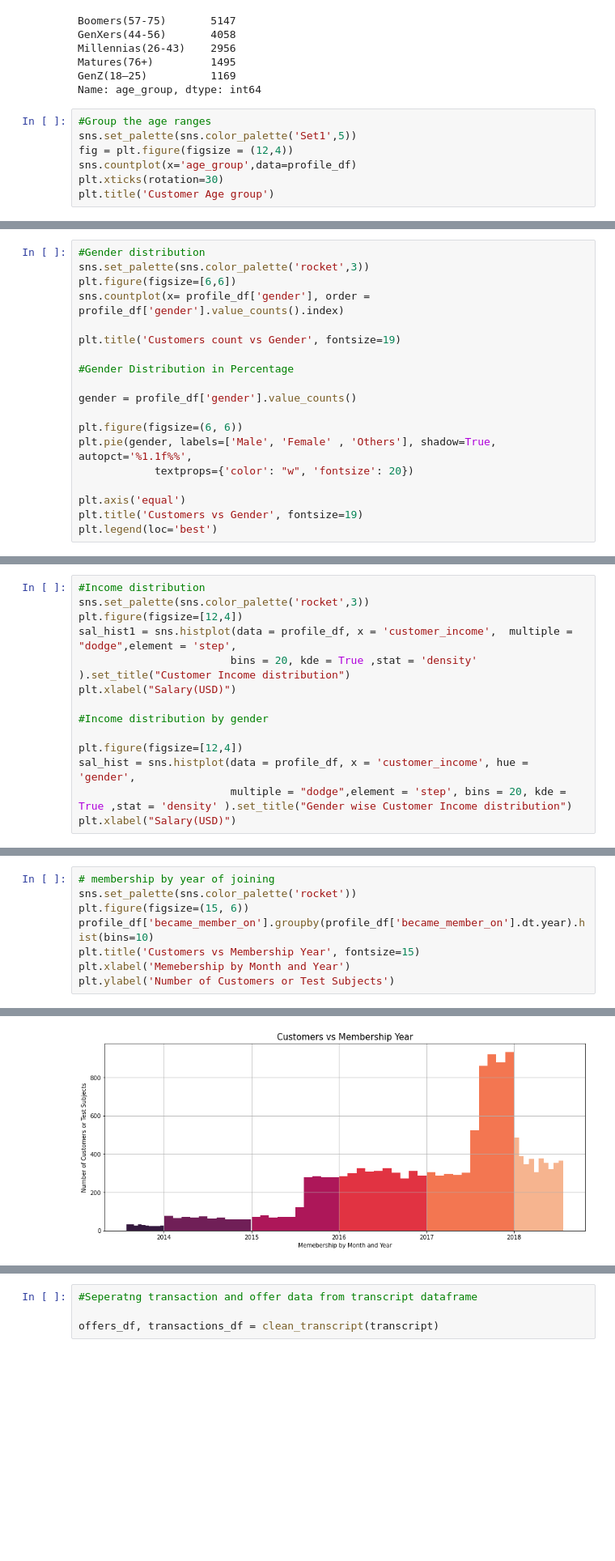
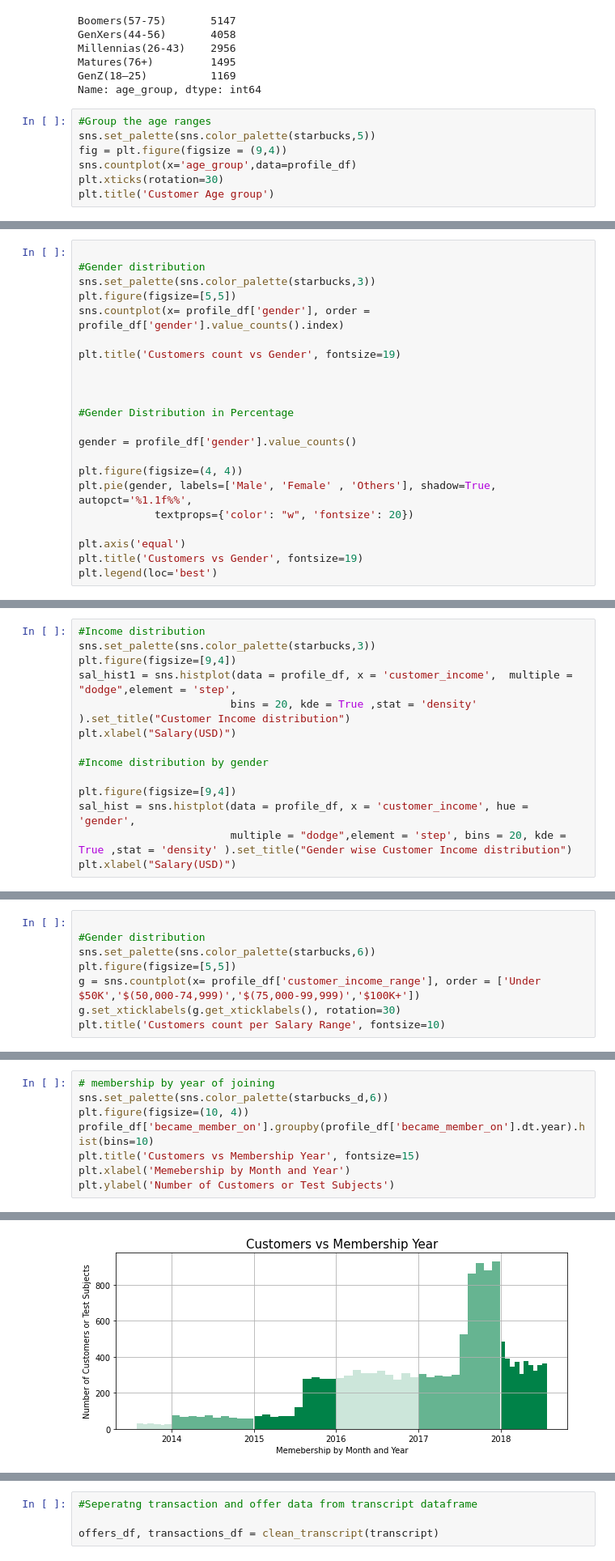
Before and after one commit to Arjunar92/Starbucks_Customer_Segmentation_Project, a Jupyter notebook: Starbucks_Capstone_Data_Exploration.ipynb, the cells around one changed output, grey strips where cells are left out. Shown at 81% size. Saved outputs shown, nothing was run; the diff lists cells and outputs as text; blank space fills up the shorter version.

```diff
--- a/Starbucks_Capstone_Data_Exploration.ipynb
+++ b/Starbucks_Capstone_Data_Exploration.ipynb
@@ -708,8 +963,8 @@ GenZ(18–25)          1169
 Name: age_group, dtype: int64
 # %%
 #Group the age ranges
-sns.set_palette(sns.color_palette('Set1',5))
-fig = plt.figure(figsize = (12,4))
+sns.set_palette(sns.color_palette(starbucks,5))
+fig = plt.figure(figsize = (9,4))
 sns.countplot(x='age_group',data=profile_df)
 plt.xticks(rotation=30)
 plt.title('Customer Age group')
@@ -719,16 +974,19 @@ Text(0.5, 1.0, 'Customer Age group')
 # %%
+
 #Gender distribution
-sns.set_palette(sns.color_palette('rocket',3))
-plt.figure(figsize=[6,6])
+sns.set_palette(sns.color_palette(starbucks,3))
+plt.figure(figsize=[5,5])
 sns.countplot(x= profile_df['gender'], order = profile_df['gender'].value_counts().index)
 
 plt.title('Customers count vs Gender', fontsize=19)
+
+
 
 #Gender Distribution in Percentage
 
 gender = profile_df['gender'].value_counts()
 
-plt.figure(figsize=(6, 6))
+plt.figure(figsize=(4, 4))
 plt.pie(gender, labels=['Male', 'Female' , 'Others'], shadow=True, autopct='%1.1f%%',
             textprops={'color': "w", 'fontsize': 20})
 
@@ -752,14 +1021,14 @@ profile_df['customer_income'].describe()
 # %%
 #Income distribution
-sns.set_palette(sns.color_palette('rocket',3))
-plt.figure(figsize=[12,4])
+sns.set_palette(sns.color_palette(starbucks,3))
+plt.figure(figsize=[9,4])
 sal_hist1 = sns.histplot(data = profile_df, x = 'customer_income',  multiple = "dodge",element = 'step',
                         bins = 20, kde = True ,stat = 'density' ).set_title("Customer Income distribution")
 plt.xlabel("Salary(USD)")
 
 #Income distribution by gender
 
-plt.figure(figsize=[12,4])
+plt.figure(figsize=[9,4])
 sal_hist = sns.histplot(data = profile_df, x = 'customer_income', hue = 'gender',
                         multiple = "dodge",element = 'step', bins = 20, kde = True ,stat = 'density' ).set_title("Gender wise Customer Income distribution")
 plt.xlabel("Salary(USD)")
@@ -765,0 +1039,8 @@ plt.xlabel("Salary(USD)")
+# %%
+
+#Gender distribution
+sns.set_palette(sns.color_palette(starbucks,6))
+plt.figure(figsize=[5,5])
+g = sns.countplot(x= profile_df['customer_income_range'], order = ['Under $50K','$(50,000-74,999)','$(75,000-99,999)','$100K+'])
+g.set_xticklabels(g.get_xticklabels(), rotation=30)
+plt.title('Customers count per Salary Range', fontsize=10)
@@ -778,11 +1092,11 @@ print("Median Income Females : $",profile_df[profile_df['gender']=='F']['custome
 # %%
 # membership by year of joining
-sns.set_palette(sns.color_palette('rocket'))
-plt.figure(figsize=(15, 6))
+sns.set_palette(sns.color_palette(starbucks_d,6))
+plt.figure(figsize=(10, 4))
 profile_df['became_member_on'].groupby(profile_df['became_member_on'].dt.year).hist(bins=10)
 plt.title('Customers vs Membership Year', fontsize=15)
 plt.xlabel('Memebership by Month and Year')
 plt.ylabel('Number of Customers or Test Subjects')
 # %% [output]
 Text(0, 0.5, 'Number of Customers or Test Subjects')
-[figure, old version]
+[figure, new version]
```
Also changed, not shown: parts of 114 cells of this notebook, 1 other file.
